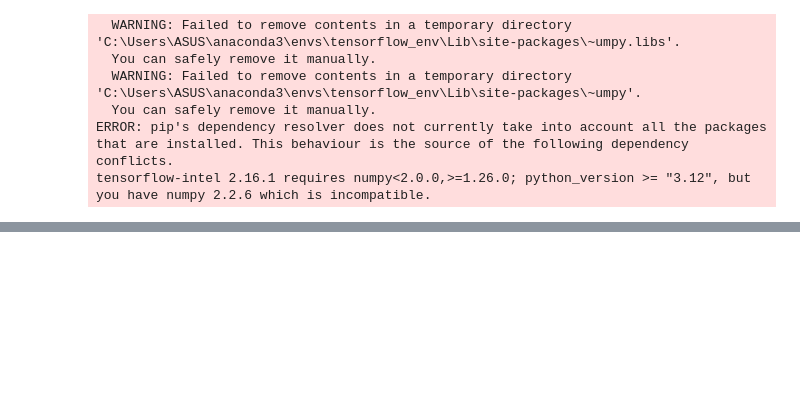
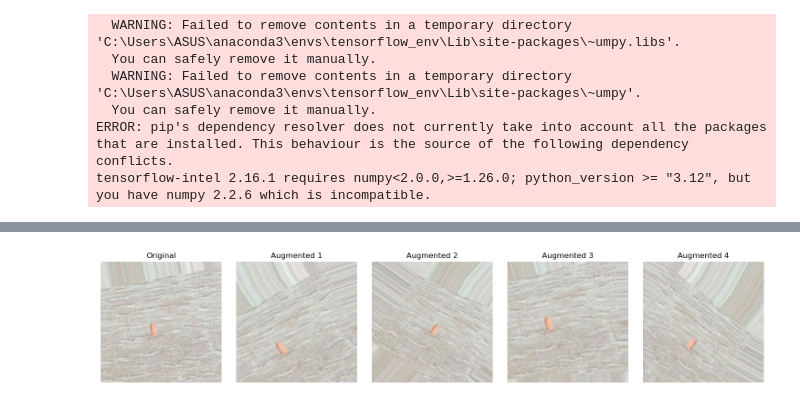
Before and after one commit to airisris/data_fyp, a Jupyter notebook: Pills_Classification.ipynb, the cells around one changed output, grey strips where cells are left out. Drawn from its saved outputs; the diff is of its cells as text; code cells hidden in the pictures; blank space fills up the shorter version.

```diff
--- a/Pills_Classification.ipynb
+++ b/Pills_Classification.ipynb
@@ -242,0 +346,46 @@ tensorflow-intel 2.16.1 requires numpy<2.0.0,>=1.26.0; python_version >= "3.12",
+# %%
+# made another ImageDataGenerator specifically for the augmented images
+# so that it does not rescale twice
+aug_train_data = ImageDataGenerator(
+    rotation_range = 40,
+    width_shift_range = 0.2,
+    height_shift_range = 0.2,
+    shear_range = 0.2,
+    zoom_range = 0.2,
+    horizontal_flip = True
+)
+# %%
+def visualize_augmentation(generator, num_images=5):
+    """Visualize augmented versions of a single image."""
+    # Get a batch of images
+    x_batch, y_batch = next(generator)
+
+    # Take the first image
+    img = x_batch[0]
+
+    # Create augmented versions
+    fig, axes = plt.subplots(1, num_images, figsize=(15, 3))
+
+    axes[0].imshow(img)
+    axes[0].set_title('Original')
+    axes[0].axis('off')
+
+    # Generate augmented versions
+    img_array = img_to_array(img)
+    img_array = img_array.reshape((1,) + img_array.shape)
+
+    aug_iter = aug_train_data.flow(img_array, batch_size=1)
+
+    for i in range(1, num_images):
+        batch = next(aug_iter)
+        aug_img = batch[0]
+        axes[i].imshow(aug_img)
+        axes[i].set_title(f'Augmented {i}')
+        axes[i].axis('off')
+
+    plt.tight_layout()
+    plt.show()
+
+visualize_augmentation(train_generator)
+# %% [output]
+[figure, added]
```
Also changed, not shown: parts of 14 cells of this notebook.
